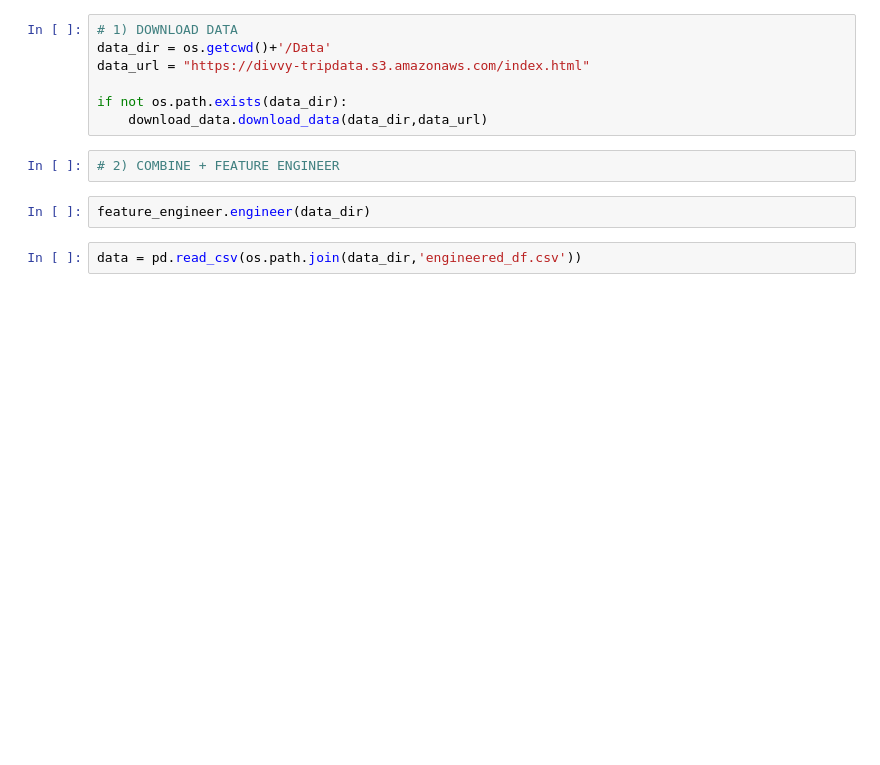
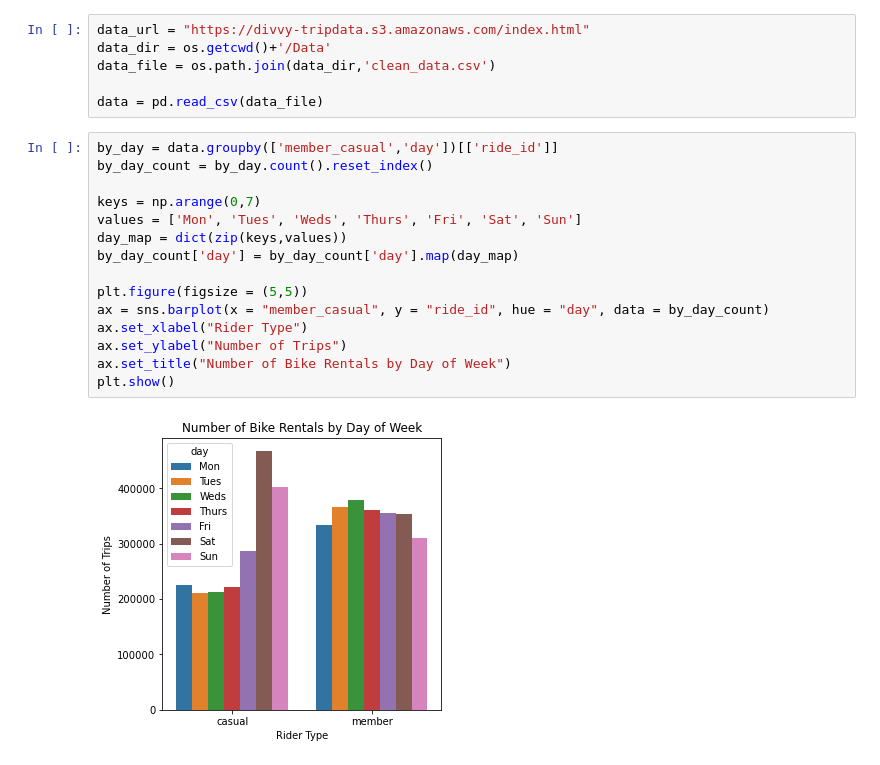
Before and after one commit to ttb-folio/Google-Data-Analytics-Capstone, a Jupyter notebook: Analysis.ipynb, the cells around one changed output. Cells and saved outputs as stored; diff of their text form; blank space fills up the shorter version.

Commit message:
finalized feature engineering and draft of analysis/plots

```diff
--- a/Analysis.ipynb
+++ b/Analysis.ipynb
@@ -8,13 +10,23 @@ import os
-# %%
-# 1) DOWNLOAD DATA
-data_dir = os.getcwd()+'/Data'
-data_url = "https://divvy-tripdata.s3.amazonaws.com/index.html"
-
-if not os.path.exists(data_dir):
-    download_data.download_data(data_dir,data_url)
-# %%
-# 2) COMBINE + FEATURE ENGINEER
-# %%
-feature_engineer.engineer(data_dir)
-# %%
-data = pd.read_csv(os.path.join(data_dir,'engineered_df.csv'))
+# %%
+data_url = "https://divvy-tripdata.s3.amazonaws.com/index.html"
+data_dir = os.getcwd()+'/Data'
+data_file = os.path.join(data_dir,'clean_data.csv')
+
+data = pd.read_csv(data_file)
+# %%
+by_day = data.groupby(['member_casual','day'])[['ride_id']]
+by_day_count = by_day.count().reset_index()
+
+keys = np.arange(0,7)
+values = ['Mon', 'Tues', 'Weds', 'Thurs', 'Fri', 'Sat', 'Sun']
+day_map = dict(zip(keys,values))
+by_day_count['day'] = by_day_count['day'].map(day_map)
+
+plt.figure(figsize = (5,5))
+ax = sns.barplot(x = "member_casual", y = "ride_id", hue = "day", data = by_day_count)
+ax.set_xlabel("Rider Type")
+ax.set_ylabel("Number of Trips")
+ax.set_title("Number of Bike Rentals by Day of Week")
+plt.show()
+# %% [output]
+[figure, added]
```
Also changed, not shown: parts of 35 cells of this notebook, 6 other files.
